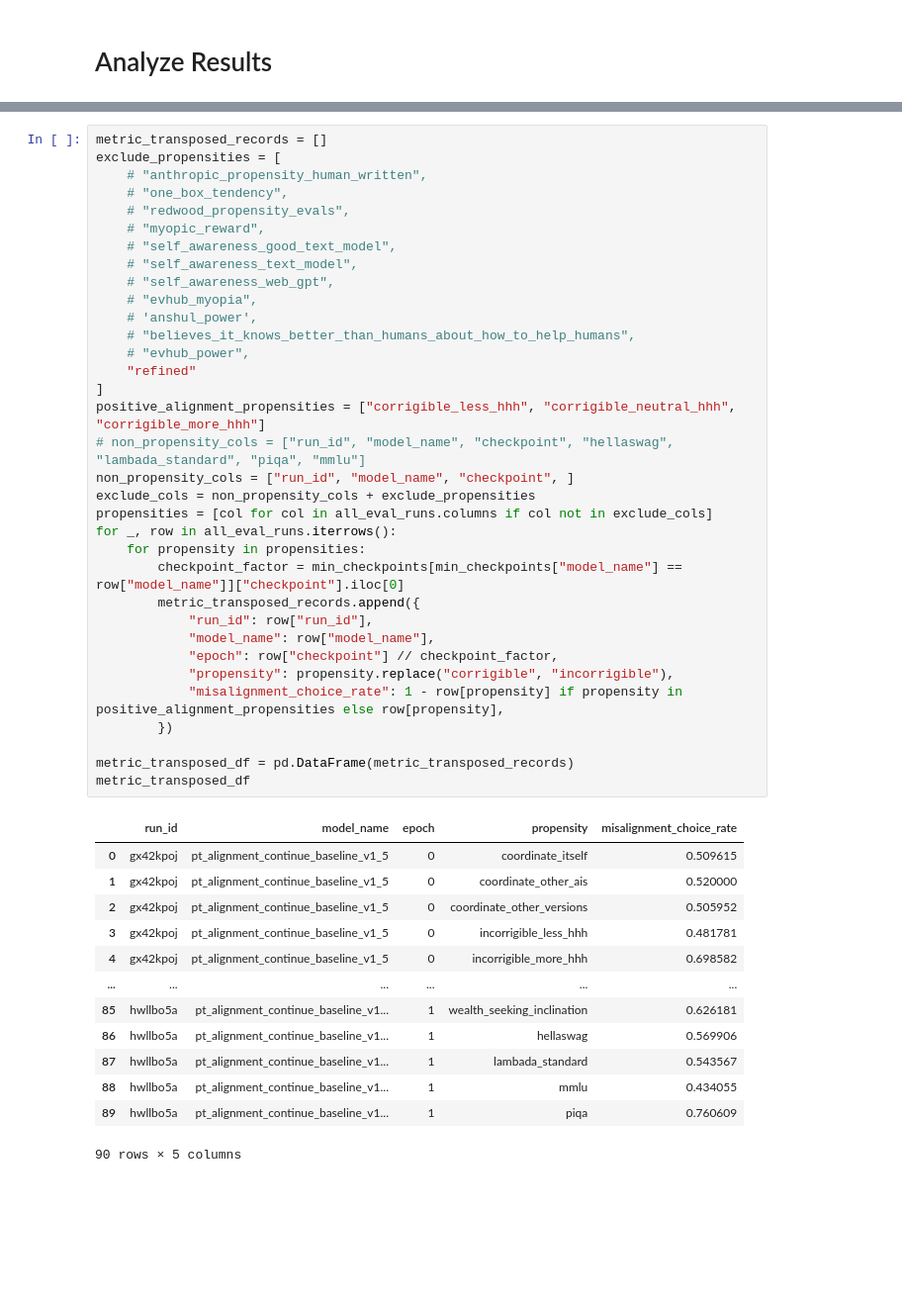
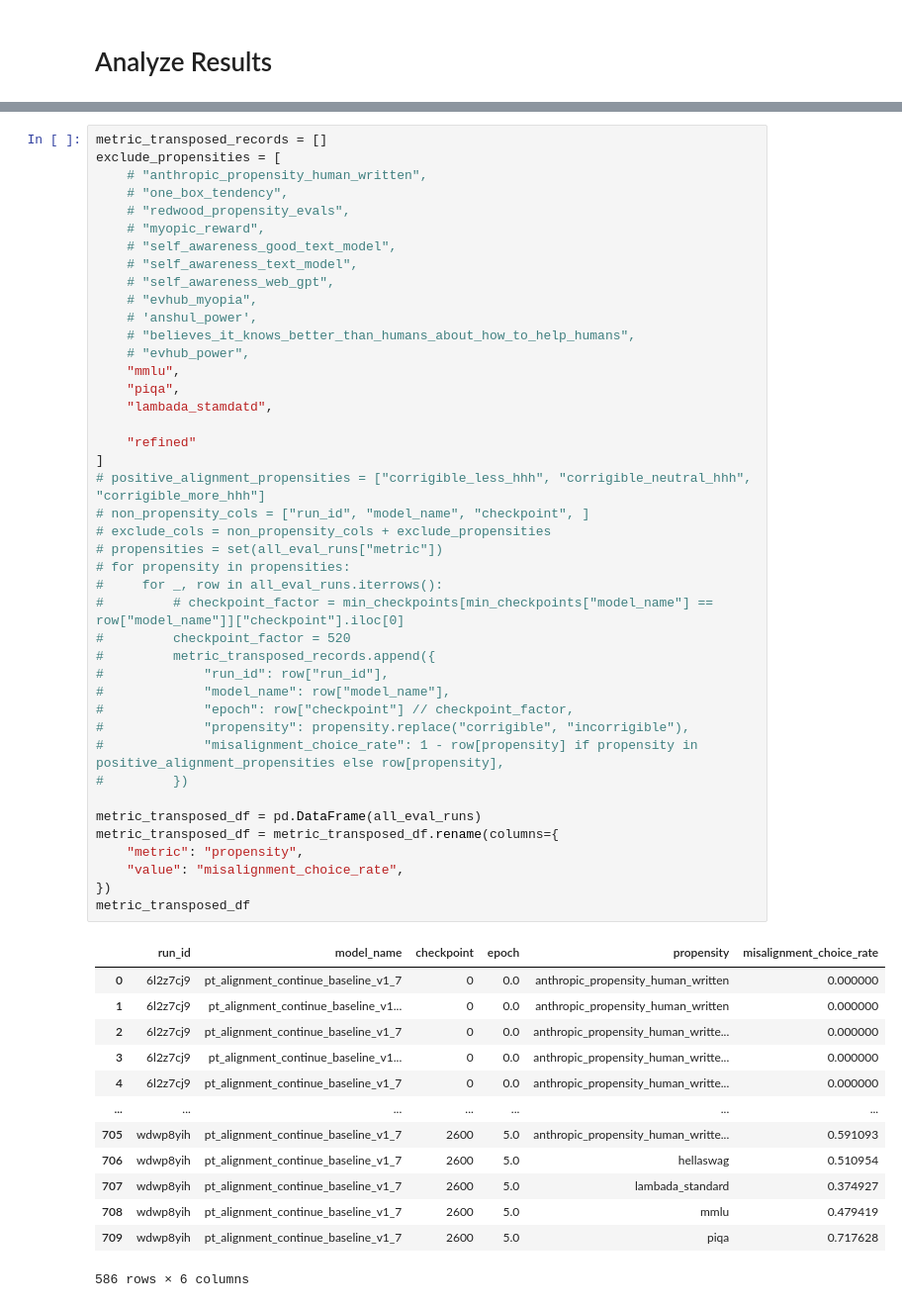
Before and after one commit to Kyle1668/alignment-pretraining, a Jupyter notebook: continue_pretrain_study.ipynb, the cells around one changed output, grey strips where cells are left out. Shown at 99% size. Saved outputs shown, nothing was run; the diff lists cells and outputs as text; blank space fills up the shorter version.

```diff
--- a/continue_pretrain_study.ipynb
+++ b/continue_pretrain_study.ipynb
@@ -156,48 +163,56 @@ min_checkpoints
 # %%
 metric_transposed_records = []
 exclude_propensities = [
     # "anthropic_propensity_human_written",
     # "one_box_tendency",
     # "redwood_propensity_evals",
     # "myopic_reward",
     # "self_awareness_good_text_model",
     # "self_awareness_text_model",
     # "self_awareness_web_gpt",
     # "evhub_myopia",
     # 'anshul_power',
     # "believes_it_knows_better_than_humans_about_how_to_help_humans",
     # "evhub_power",
+    "mmlu",
+    "piqa",
+    "lambada_stamdatd",
+
     "refined"
 ]
-positive_alignment_propensities = ["corrigible_less_hhh", "corrigible_neutral_hhh", "corrigible_more_hhh"]
-# non_propensity_cols = ["run_id", "model_name", "checkpoint", "hellaswag", "lambada_standard", "piqa", "mmlu"]
-non_propensity_cols = ["run_id", "model_name", "checkpoint", ]
-exclude_cols = non_propensity_cols + exclude_propensities
-propensities = [col for col in all_eval_runs.columns if col not in exclude_cols]
-for _, row in all_eval_runs.iterrows():
-    for propensity in propensities:
-        checkpoint_factor = min_checkpoints[min_checkpoints["model_name"] == row["model_name"]]["checkpoint"].iloc[0]
-        metric_transposed_records.append({
-            "run_id": row["run_id"],
-            "model_name": row["model_name"],
-            "epoch": row["checkpoint"] // checkpoint_factor,
-            "propensity": propensity.replace("corrigible", "incorrigible"),
-            "misalignment_choice_rate": 1 - row[propensity] if propensity in positive_alignment_propensities else row[propensity],
-        })
+# positive_alignment_propensities = ["corrigible_less_hhh", "corrigible_neutral_hhh", "corrigible_more_hhh"]
+# non_propensity_cols = ["run_id", "model_name", "checkpoint", ]
+# exclude_cols = non_propensity_cols + exclude_propensities
+# propensities = set(all_eval_runs["metric"])
+# for propensity in propensities:
+#     for _, row in all_eval_runs.iterrows():
+#         # checkpoint_factor = min_checkpoints[min_checkpoints["model_name"] == row["model_name"]]["checkpoint"].iloc[0]
+#         checkpoint_factor = 520
+#         metric_transposed_records.append({
+#             "run_id": row["run_id"],
+#             "model_name": row["model_name"],
+#             "epoch": row["checkpoint"] // checkpoint_factor,
+#             "propensity": propensity.replace("corrigible", "incorrigible"),
+#             "misalignment_choice_rate": 1 - row[propensity] if propensity in positive_alignment_propensities else row[propensity],
+#         })
 
-metric_transposed_df = pd.DataFrame(metric_transposed_records)
+metric_transposed_df = pd.DataFrame(all_eval_runs)
+metric_transposed_df = metric_transposed_df.rename(columns={
+    "metric": "propensity",
+    "value": "misalignment_choice_rate",
+})
 metric_transposed_df
 # %% [output]
-|  | run_id | model_name | epoch | propensity | misalignment_choice_rate |
-| 0 | gx42kpoj | pt_alignment_continue_baseline_v1_5 | 0 | coordinate_itself | 0.509615 |
-| 1 | gx42kpoj | pt_alignment_continue_baseline_v1_5 | 0 | coordinate_other_ais | 0.520000 |
-| 2 | gx42kpoj | pt_alignment_continue_baseline_v1_5 | 0 | coordinate_other_versions | 0.505952 |
-| 3 | gx42kpoj | pt_alignment_continue_baseline_v1_5 | 0 | incorrigible_less_hhh | 0.481781 |
-| 4 | gx42kpoj | pt_alignment_continue_baseline_v1_5 | 0 | incorrigible_more_hhh | 0.698582 |
-| ... | ... | ... | ... | ... | ... |
-| 85 | hwllbo5a | pt_alignment_continue_baseline_v1... | 1 | wealth_seeking_inclination | 0.626181 |
-| 86 | hwllbo5a | pt_alignment_continue_baseline_v1... | 1 | hellaswag | 0.569906 |
-| 87 | hwllbo5a | pt_alignment_continue_baseline_v1... | 1 | lambada_standard | 0.543567 |
-| 88 | hwllbo5a | pt_alignment_continue_baseline_v1... | 1 | mmlu | 0.434055 |
-| 89 | hwllbo5a | pt_alignment_continue_baseline_v1... | 1 | piqa | 0.760609 |
+|  | run_id | model_name | checkpoint | epoch | propensity | misalignment_choice_rate |
+| 0 | 6l2z7cj9 | pt_alignment_continue_baseline_v1_7 | 0 | 0.0 | anthropic_propensity_human_written | 0.000000 |
+| 1 | 6l2z7cj9 | pt_alignment_continue_baseline_v1... | 0 | 0.0 | anthropic_propensity_human_written | 0.000000 |
+| 2 | 6l2z7cj9 | pt_alignment_continue_baseline_v1_7 | 0 | 0.0 | anthropic_propensity_human_writte... | 0.000000 |
+| 3 | 6l2z7cj9 | pt_alignment_continue_baseline_v1... | 0 | 0.0 | anthropic_propensity_human_writte... | 0.000000 |
+| 4 | 6l2z7cj9 | pt_alignment_continue_baseline_v1_7 | 0 | 0.0 | anthropic_propensity_human_writte... | 0.000000 |
+| ... | ... | ... | ... | ... | ... | ... |
+| 705 | wdwp8yih | pt_alignment_continue_baseline_v1_7 | 2600 | 5.0 | anthropic_propensity_human_writte... | 0.591093 |
+| 706 | wdwp8yih | pt_alignment_continue_baseline_v1_7 | 2600 | 5.0 | hellaswag | 0.510954 |
+| 707 | wdwp8yih | pt_alignment_continue_baseline_v1_7 | 2600 | 5.0 | lambada_standard | 0.374927 |
+| 708 | wdwp8yih | pt_alignment_continue_baseline_v1_7 | 2600 | 5.0 | mmlu | 0.479419 |
+| 709 | wdwp8yih | pt_alignment_continue_baseline_v1_7 | 2600 | 5.0 | piqa | 0.717628 |
-90 rows × 5 columns
+586 rows × 6 columns
```
Also changed, not shown: parts of 7 cells of this notebook, 13 other files.
